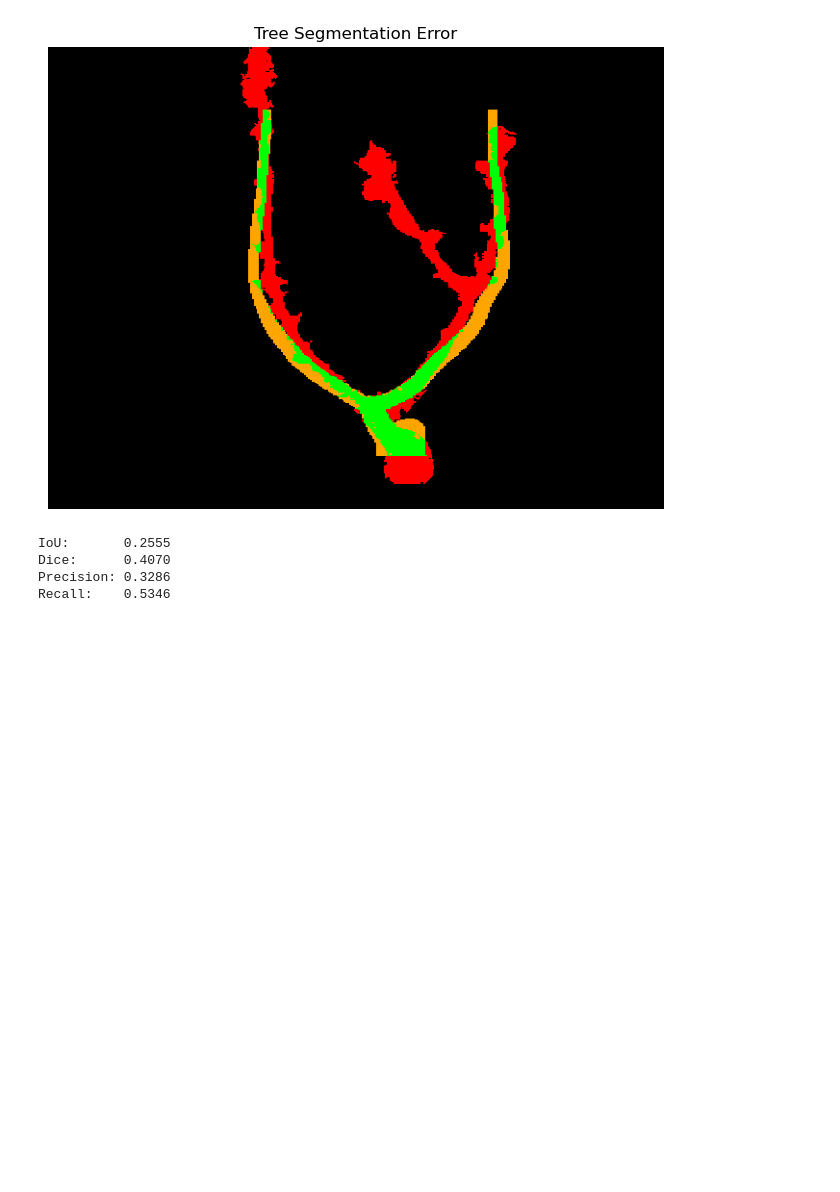
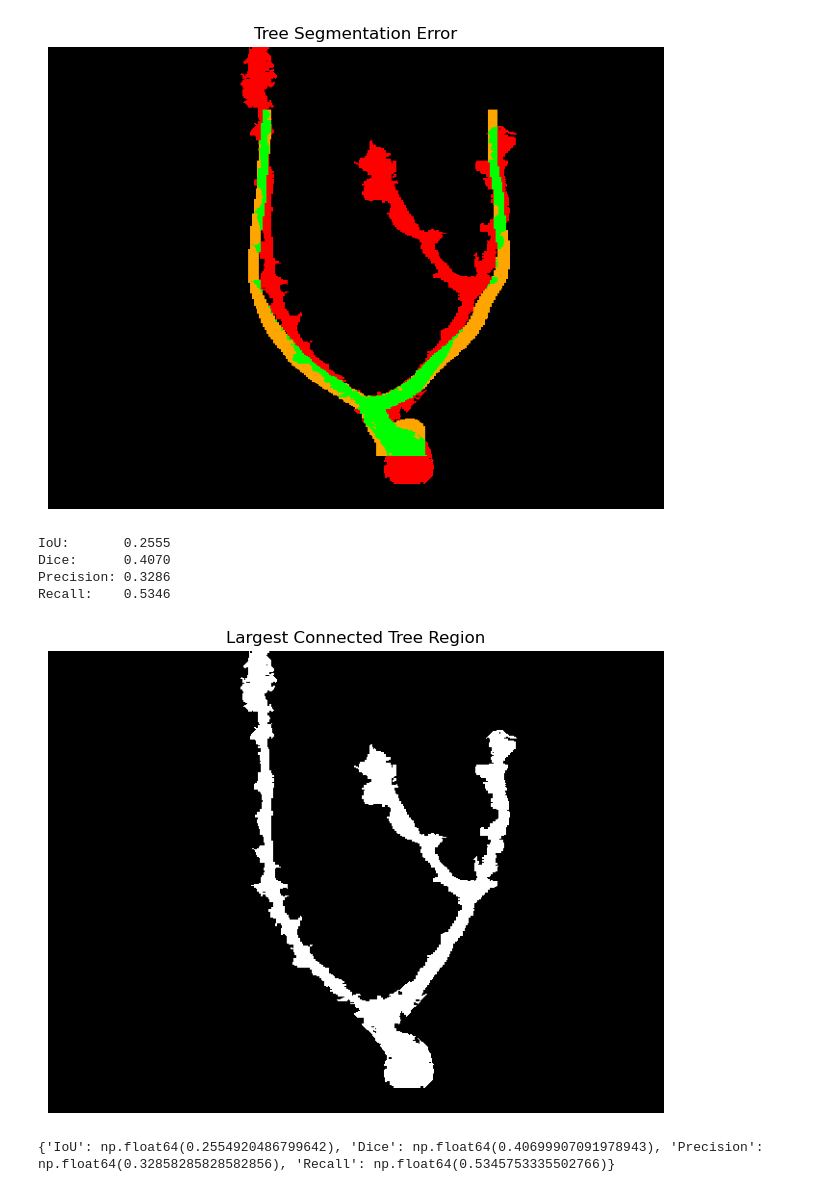
Before and after one commit to David-Hayes747/TreeProject, a Jupyter notebook: notebooks/03_result_comparison.ipynb, the cells around one changed output. Saved outputs shown, nothing was run; the diff lists cells and outputs as text; code cells hidden in the pictures; blank space fills up the shorter version.

```diff
--- a/notebooks/03_result_comparison.ipynb
+++ b/notebooks/03_result_comparison.ipynb
@@ -538,3 +534,43 @@ IoU:       0.2555
 Dice:      0.4070
 Precision: 0.3286
 Recall:    0.5346
+# %%
+from src.tree_alignment import align_tree
+
+tree = dataset.get_tree("R01N03")
+
+isolatedTree = treeIso("R01N03")
+
+prediction = np.asarray(isolatedTree).astype(bool)
+
+gt_aligned, predicted_junction, gt_junction = align_tree(
+    prediction,
+    tree.summer_gt,
+    scale=0.75
+)
+# %%
+plt.figure(figsize=(8, 6))
+plt.imshow(prediction, cmap="gray")
+plt.title("Largest Connected Tree Region")
+plt.axis("off")
+plt.show()
+# %% [output]
+[figure, added]
+# %%
+from src.evaluation import calculate_metrics
+from src.tree_alignment import align_tree
+
+tree = dataset.get_tree("R01N03")
+
+prediction = treeIso("R01N03")
+
+gt_aligned, pred_point, gt_point = align_tree(
+    prediction,
+    tree.summer_gt
+)
+
+metrics = calculate_metrics(prediction, gt_aligned)
+
+print(metrics)
+# %% [output]
+{'IoU': np.float64(0.2554920486799642), 'Dice': np.float64(0.40699907091978943), 'Precision': np.float64(0.32858285828582856), 'Recall': np.float64(0.5345753335502766)}
```
Also changed, not shown: parts of 6 cells of this notebook, 5 other files.
